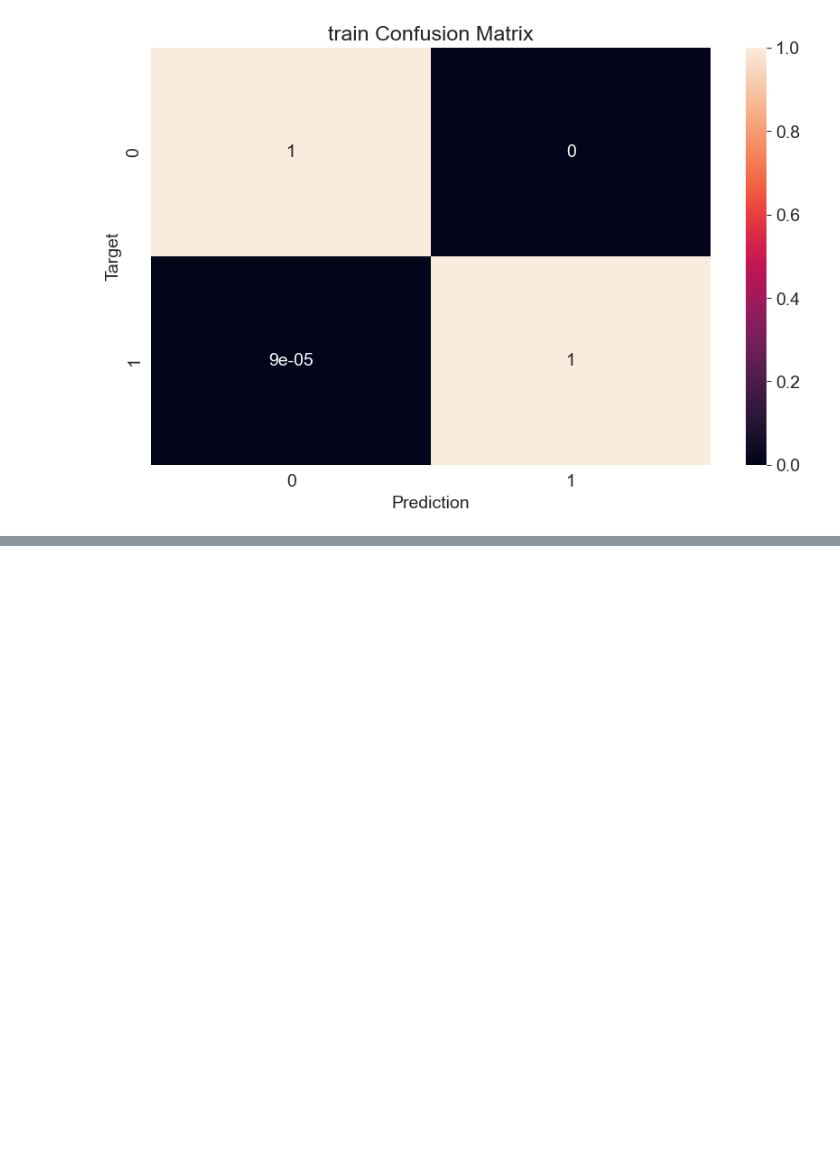
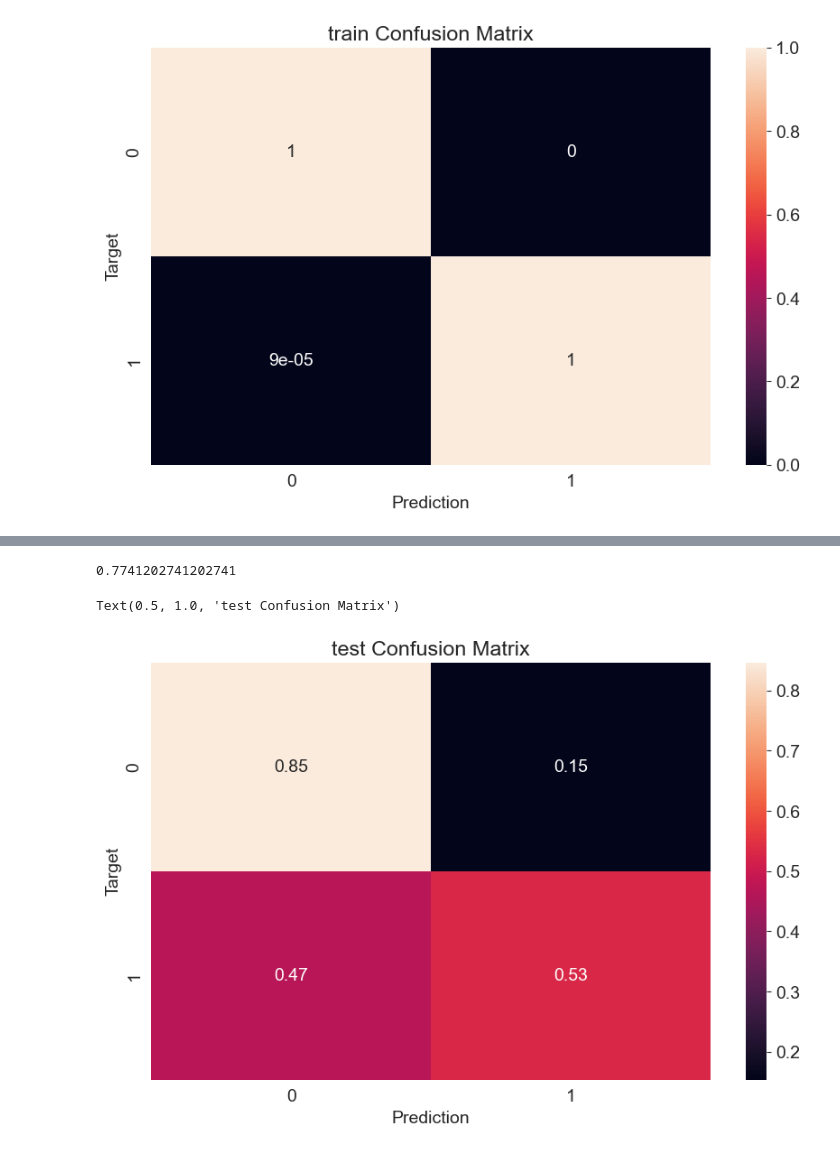
Before and after one commit to RohanVarmaP/machine-Learning, a Jupyter notebook: decisionTree&RandomForest/models.ipynb, the cells around one changed output, grey strips where cells are left out. Saved outputs shown, nothing was run; the diff lists cells and outputs as text; code cells hidden in the pictures; blank space fills up the shorter version.

```diff
--- a/decisionTree&RandomForest/models.ipynb
+++ b/decisionTree&RandomForest/models.ipynb
@@ -121,0 +158,12 @@ Text(0.5, 1.0, 'train Confusion Matrix')
+# %%
+cf=confusion_matrix(test_targets,test_preds,normalize='true')
+print(accuracy_score(test_targets,test_preds))
+plt.figure()
+sns.heatmap(cf,annot=True)
+plt.xlabel("Prediction")
+plt.ylabel("Target")
+plt.title('{} Confusion Matrix'.format('test'))
+# %% [output]
+0.7741202741202741
+Text(0.5, 1.0, 'test Confusion Matrix')
+[figure, added]
```
Also changed, not shown: parts of 4 cells of this notebook.
